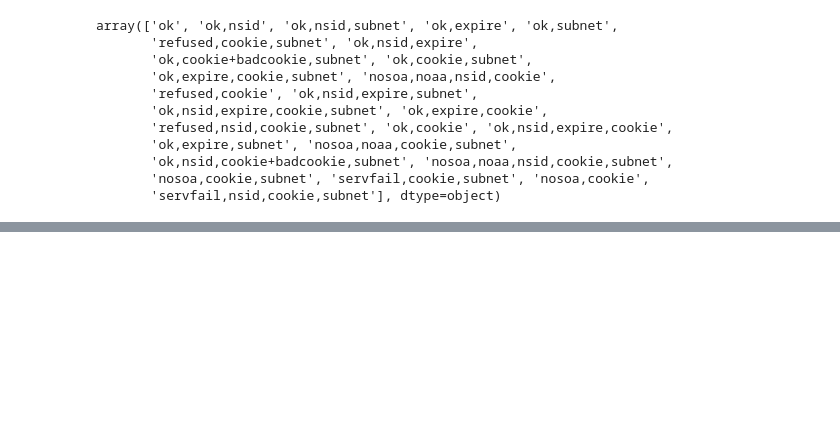
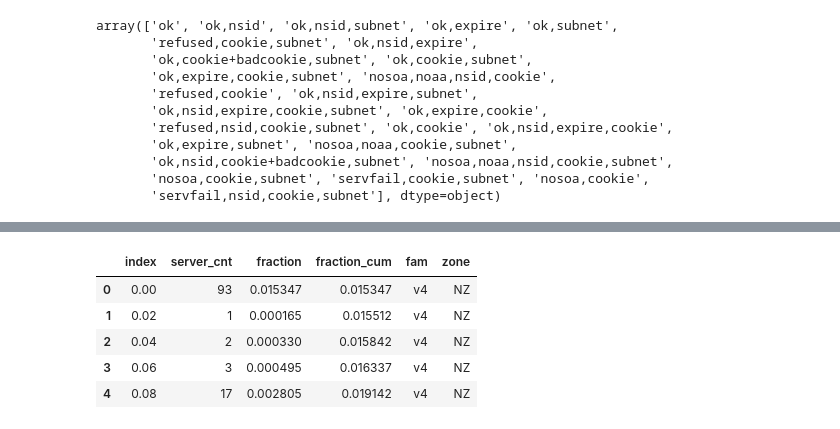
Before and after one commit to InternetNZ/edns-compliance-parser, a Jupyter notebook: analysis/Analyze EDNS compliance results.ipynb, the cells around one changed output, grey strips where cells are left out. Drawn from its saved outputs; the diff is of its cells as text; code cells hidden in the pictures; blank space fills up the shorter version.

```diff
--- a/analysis/Analyze EDNS compliance results.ipynb
+++ b/analysis/Analyze EDNS compliance results.ipynb
@@ -376,0 +381,9 @@ server_addr_score['score'].hist(bins=50)
+# %%
+server_fam_score_hist.head()
+# %% [output]
+|  | index | server_cnt | fraction | fraction_cum | fam | zone |
+| 0 | 0.00 | 93 | 0.015347 | 0.015347 | v4 | NZ |
+| 1 | 0.02 | 1 | 0.000165 | 0.015512 | v4 | NZ |
+| 2 | 0.04 | 2 | 0.000330 | 0.015842 | v4 | NZ |
+| 3 | 0.06 | 3 | 0.000495 | 0.016337 | v4 | NZ |
+| 4 | 0.08 | 17 | 0.002805 | 0.019142 | v4 | NZ |
```
Also changed, not shown: parts of 18 cells of this notebook.
